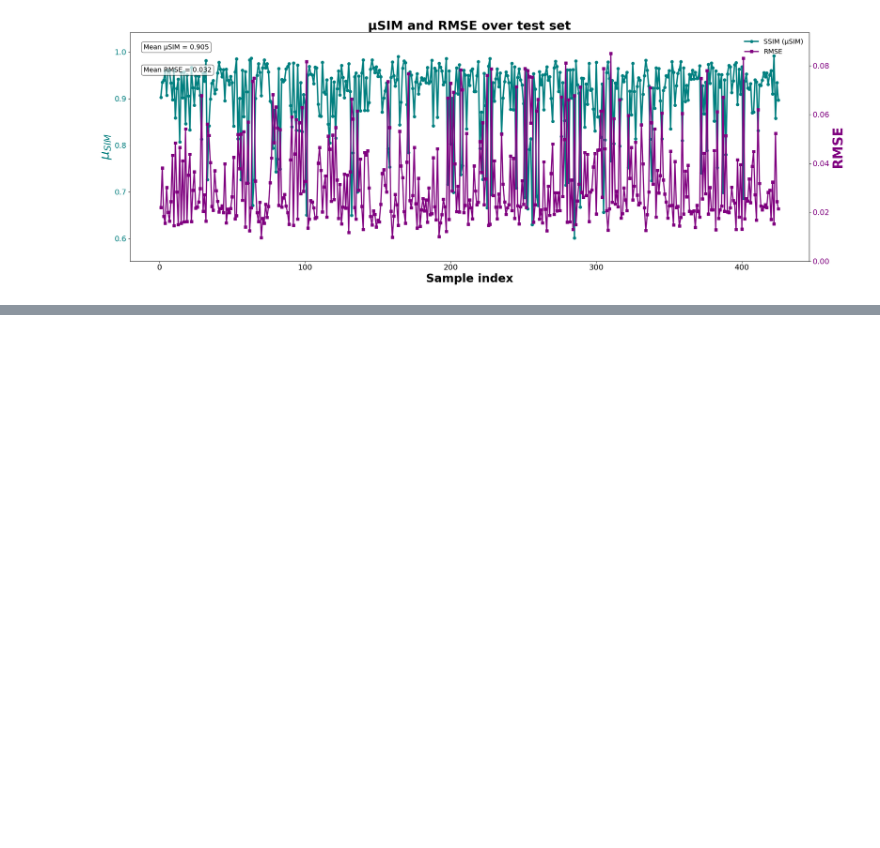
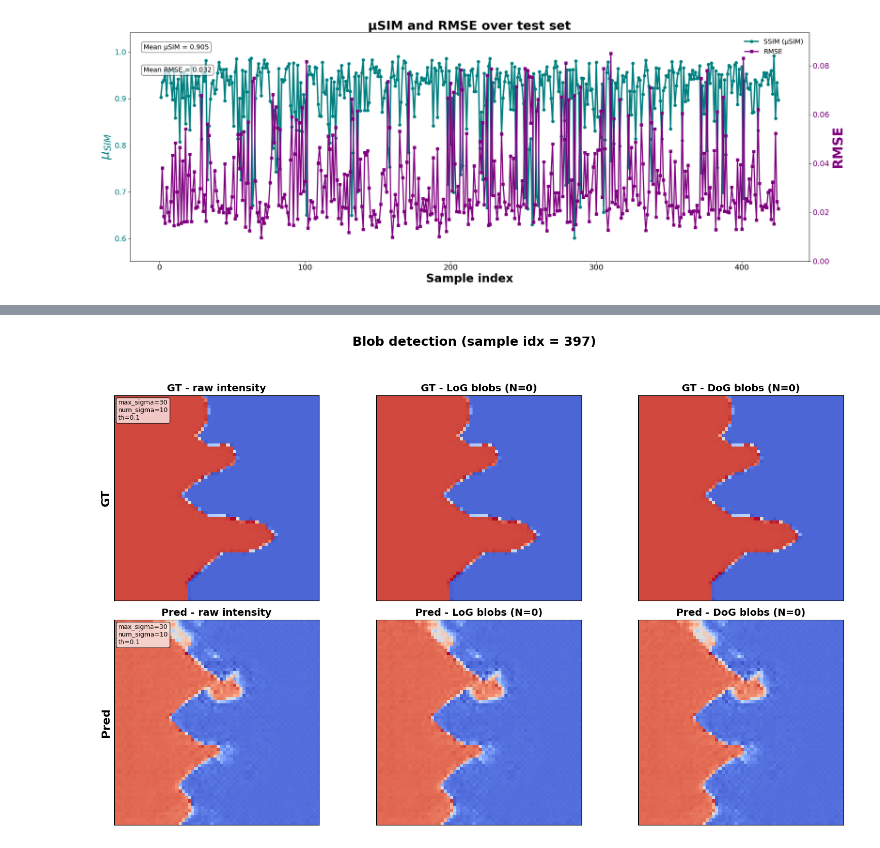
Before and after one commit to anilkunwar/dendrites_pfm_vae, a Jupyter notebook: generative_ai/step4_quantification_full.ipynb, the cells around one changed output, grey strips where cells are left out. Cells and saved outputs as stored; diff of their text form; code cells hidden in the pictures; blank space fills up the shorter version.

```diff
--- a/generative_ai/step4_quantification_full.ipynb
+++ b/generative_ai/step4_quantification_full.ipynb
@@ -450,8 +466,8 @@ for s_i, idx in enumerate(indices_vis):
     y_s = y_s.unsqueeze(0).to(device)
 
     with torch.no_grad():
-        recon_x = vae.inference(y_s)
-        # recon_x = vae(x_s, y)[0]
+        # recon_x = vae.inference(y_s)
+        recon_x = vae(x_s)[0]
 
     img_gt = x_s[0, 0].detach().cpu().numpy()
     img_pd = recon_x[0, 0].detach().cpu().numpy()
@@ -489,30 +505,32 @@ for s_i, idx in enumerate(indices_vis):
     ax3.imshow(img_gt, cmap='coolwarm')
     ax3.set_title(f"GT - DoG blobs (N={len(dog_gt)})", fontsize=14, weight='bold')
     ax3.set_xticks([]); ax3.set_yticks([])
     for y_c, x_c, r in dog_gt:
         ax3.add_patch(plt.Circle((x_c, y_c), r, edgecolor='black', linewidth=1.5, fill=False))
 
     ax4.imshow(img_pd, cmap='coolwarm')
     ax4.set_title("Pred - raw intensity", fontsize=14, weight='bold')
     ax4.set_ylabel("Pred", fontsize=16, weight='bold')
     ax4.set_xticks([]); ax4.set_yticks([])
     annotate_box(ax4,
                  f"max_sigma={max_sigma}\nnum_sigma={num_sigma}\nth={threshold}",
                  loc=(0.02, 0.98), fontsize=9)
 
     ax5.imshow(img_pd, cmap='coolwarm')
     ax5.set_title(f"Pred - LoG blobs (N={len(log_pd)})", fontsize=14, weight='bold')
     ax5.set_xticks([]); ax5.set_yticks([])
     for y_c, x_c, r in log_pd:
         ax5.add_patch(plt.Circle((x_c, y_c), r, edgecolor='black', linewidth=1.5, fill=False))
 
     ax6.imshow(img_pd, cmap='coolwarm')
     ax6.set_title(f"Pred - DoG blobs (N={len(dog_pd)})", fontsize=14, weight='bold')
     ax6.set_xticks([]); ax6.set_yticks([])
     for y_c, x_c, r in dog_pd:
         ax6.add_patch(plt.Circle((x_c, y_c), r, edgecolor='black', linewidth=1.5, fill=False))
 
     plt.tight_layout(rect=[0, 0, 1, 0.94])
     plt.show()
 
     break
+# %% [output]
+[figure, added]
```
Also changed, not shown: parts of 6 cells of this notebook, 10 other files.
